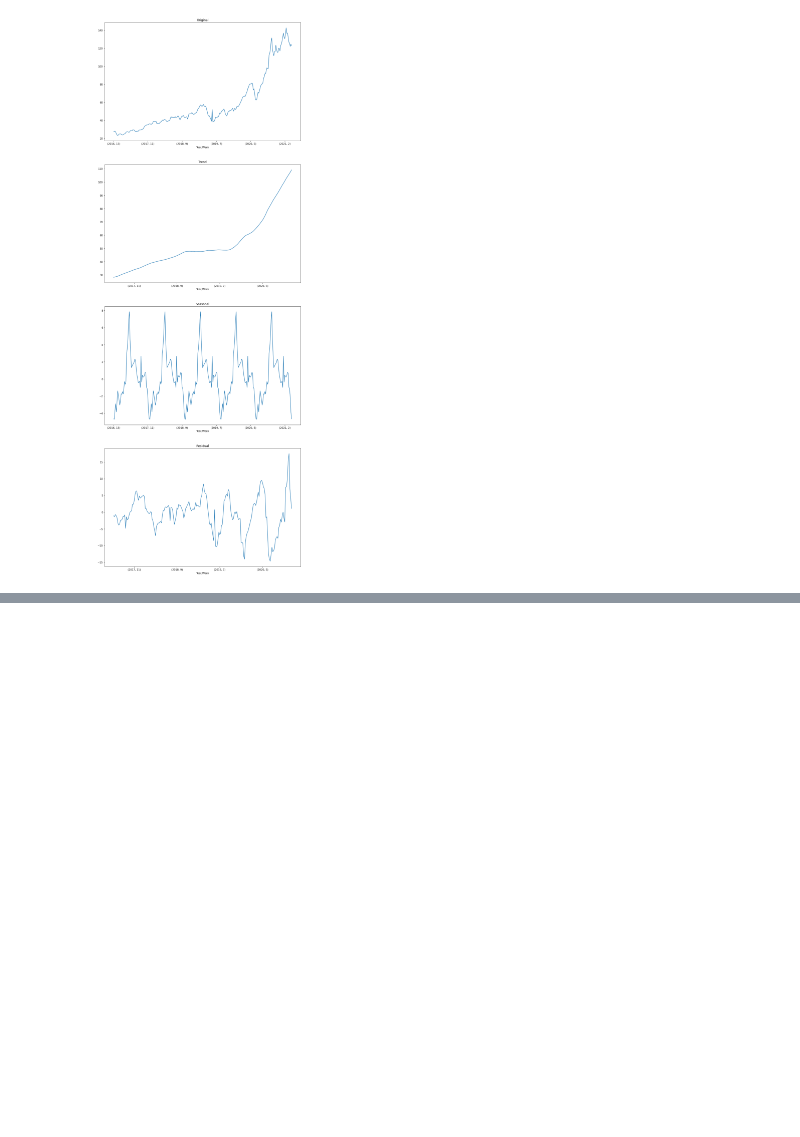
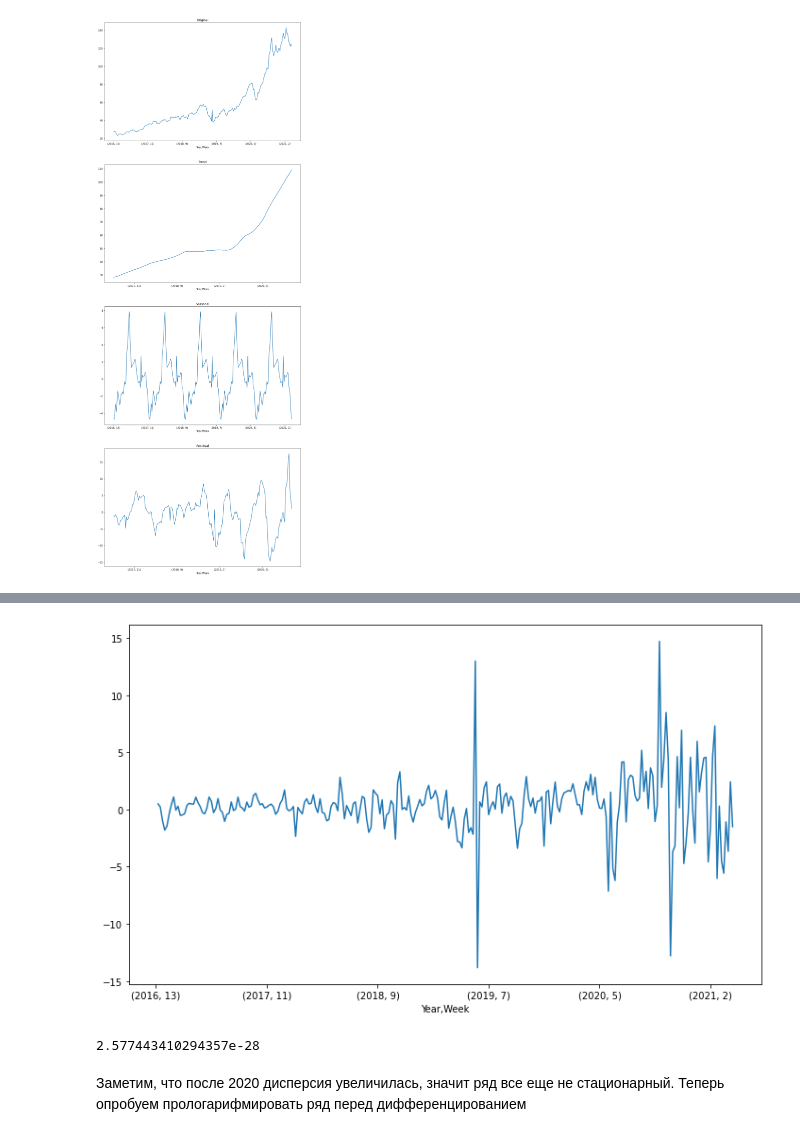
Before and after one commit to iliayar/ITMO, a Jupyter notebook: Term5/da/lab3/Untitled.ipynb, the cells around one changed output, grey strips where cells are left out. Saved outputs shown, nothing was run; the diff lists cells and outputs as text; code cells hidden in the pictures; blank space fills up the shorter version.

```diff
--- a/Term5/da/lab3/Untitled.ipynb
+++ b/Term5/da/lab3/Untitled.ipynb
@@ -166,0 +193,3 @@ from statsmodels.tsa.stattools import adfuller
+# %%
+df['HighDiff'] = df['High'].diff()
+df.head()
@@ -166,0 +204,11 @@ from statsmodels.tsa.stattools import adfuller
+# %%
+df['HighDiff'].plot()
+plt.show()
+# %% [output]
+[figure, added]
+# %%
+adfuller(df['HighDiff'][1:])[1]
+# %% [output]
+2.577443410294357e-28
+# %% [markdown]
+Заметим, что после 2020 дисперсия увеличилась, значит ряд все еще не стационарный. Теперь опробуем прологарифмировать ряд перед дифференцированием
```
Also changed, not shown: parts of 42 cells of this notebook, 2 other files.
